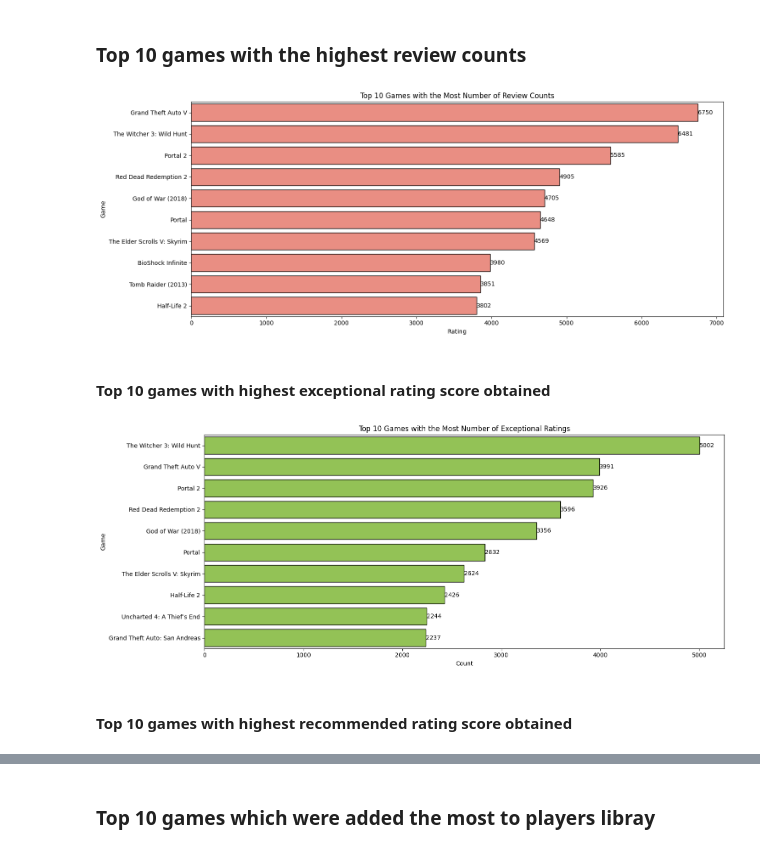
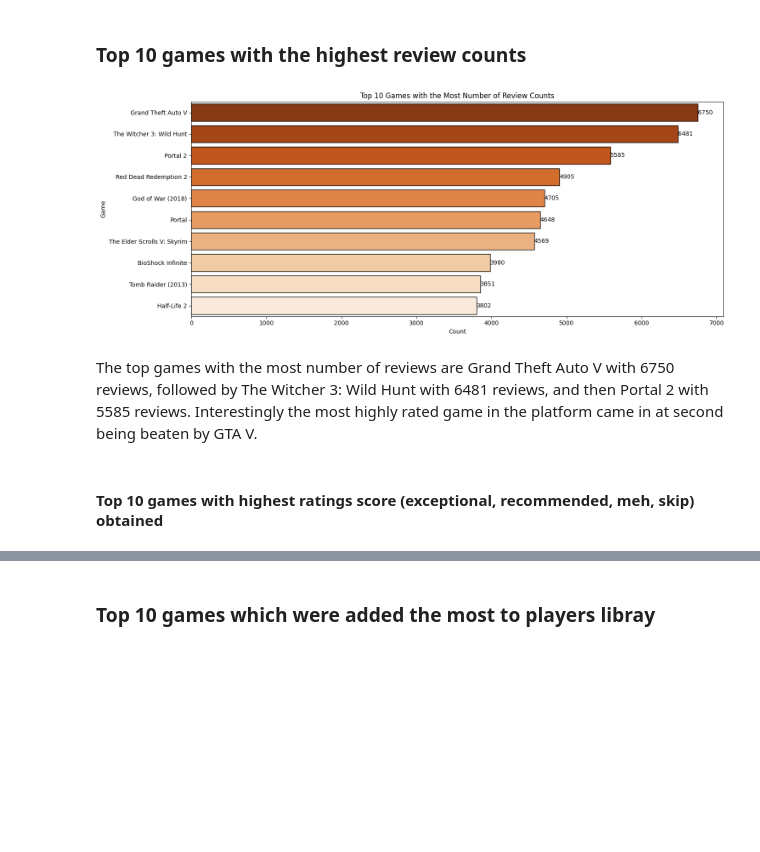
Before and after one commit to Kimchi21/RAWG.io_Game-Data-Analysis, a Jupyter notebook: Python Notebooks/Game_Analysis.ipynb, the cells around one changed output, grey strips where cells are left out. Saved outputs shown, nothing was run; the diff lists cells and outputs as text; code cells hidden in the pictures; blank space fills up the shorter version.

```diff
--- a/Python Notebooks/Game_Analysis.ipynb
+++ b/Python Notebooks/Game_Analysis.ipynb
@@ -166,13 +151,15 @@ plt.show()
 # %% [markdown]
 ### Top 10 games with the highest rating
 # %%
-game_rating = "SELECT g.name, r.rating FROM rawg.games AS g INNER JOIN ratings AS r ON r.game_id = g.game_id INNER JOIN ratings_score AS rs ON rs.rating_id = r.rating_id WHERE r.reviews_count >= 3375 ORDER BY r.rating DESC LIMIT 10"
-gr_games_df = pd.read_sql_query(game_rating, engine)
+game_rating_query = "SELECT g.name, r.rating FROM rawg.games AS g INNER JOIN ratings AS r ON r.game_id = g.game_id INNER JOIN ratings_score AS rs ON rs.rating_id = r.rating_id WHERE r.reviews_count >= 3375 ORDER BY r.rating DESC LIMIT 10"
+game_rating_games_df = pd.read_sql_query(game_rating_query, engine)
+
+blues_ranking_palette = sns.color_palette("Blues", len(game_rating_games_df))[::-1]
 
 plt.figure(figsize=(15, 6))
-plot = sns.barplot(y='name', x='rating', data=gr_games_df, orient='h', color='salmon', edgecolor='black')
+plot = sns.barplot(y='name', x='rating', data=game_rating_games_df, orient='h', palette=blues_ranking_palette, edgecolor='black')
 
-for index, row in gr_games_df.iterrows():
+for index, row in game_rating_games_df.iterrows():
     plt.text(row['rating'], index, round(row['rating'], 2), ha='left', va='center')
 
 plt.xlabel('Rating')
@@ -185,40 +174,25 @@ plt.show()
 # %% [markdown]
 ### Top 10 games with the highest review counts
 # %%
-review_counts = "SELECT g.name, r.reviews_count FROM rawg.games AS g INNER JOIN ratings AS r ON r.game_id = g.game_id INNER JOIN ratings_score AS rs ON rs.rating_id = r.rating_id ORDER BY r.reviews_count DESC LIMIT 10"
-rc_games_df = pd.read_sql_query(review_counts, engine)
+review_counts_query = "SELECT g.name, r.reviews_count FROM rawg.games AS g INNER JOIN ratings AS r ON r.game_id = g.game_id INNER JOIN ratings_score AS rs ON rs.rating_id = r.rating_id ORDER BY r.reviews_count DESC LIMIT 10"
+review_counts_games_df = pd.read_sql_query(review_counts_query, engine)
+
+orange_palette = sns.color_palette("Oranges", len(game_rating_games_df))[::-1]
 
 plt.figure(figsize=(15, 6))
-plot = sns.barplot(y='name', x='reviews_count', data=rc_games_df, orient='h', color='salmon', edgecolor='black')
+plot = sns.barplot(y='name', x='reviews_count', data=review_counts_games_df, orient='h', palette=orange_palette, edgecolor='black')
 
-for index, row in rc_games_df.iterrows():
+for index, row in review_counts_games_df.iterrows():
     plt.text(row['reviews_count'], index, round(row['reviews_count'], 2), ha='left', va='center')
 
-plt.xlabel('Rating')
+plt.xlabel('Count')
 plt.ylabel('Game')
 plt.title('Top 10 Games with the Most Number of Review Counts')
 plt.tight_layout()
 plt.show()
 # %% [output]
-[figure, old version]
+[figure, new version]
+# %% [markdown]
+The top games with the most number of reviews are Grand Theft Auto V with 6750 reviews, followed by The Witcher 3: Wild Hunt with 6481 reviews, and then Portal 2 with 5585 reviews. Interestingly the most highly rated game in the platform came in at second being beaten by GTA V.
 # %% [markdown]
-#### Top 10 games with highest exceptional rating score obtained
+#### Top 10 games with highest ratings score (exceptional, recommended, meh, skip) obtained
-# %%
-exceptional_rating = "SELECT g.name, rs.exceptional FROM rawg.games AS g INNER JOIN ratings AS r ON r.game_id = g.game_id INNER JOIN ratings_score AS rs ON rs.rating_id = r.rating_id ORDER BY rs.exceptional DESC LIMIT 10"
-exceptional_games_df = pd.read_sql_query(exceptional_rating, engine)
-
-plt.figure(figsize=(15, 6))
-plot = sns.barplot(y='name', x='exceptional', data=exceptional_games_df, orient='h', color='#95d444', edgecolor='black')
-
-for index, row in exceptional_games_df.iterrows():
-    plt.text(row['exceptional'], index, round(row['exceptional'], 2), ha='left', va='center')
-
-plt.xlabel('Count')
-plt.ylabel('Game')
-plt.title('Top 10 Games with the Most Number of Exceptional Ratings')
-plt.tight_layout()
-plt.show()
-# %% [output]
-[figure, removed]
-# %% [markdown]
-#### Top 10 games with highest recommended rating score obtained
```
Also changed, not shown: parts of 67 cells of this notebook, 18 other files.
